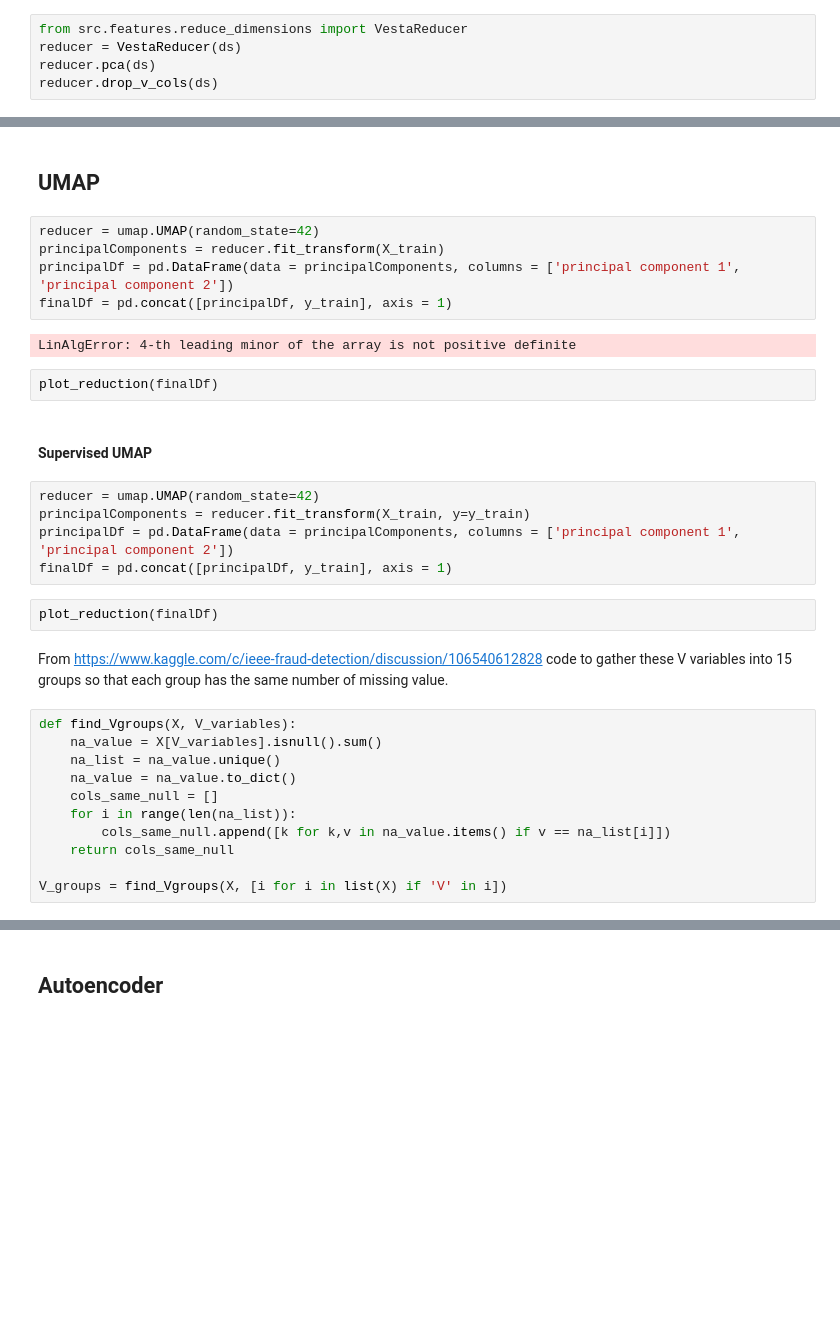
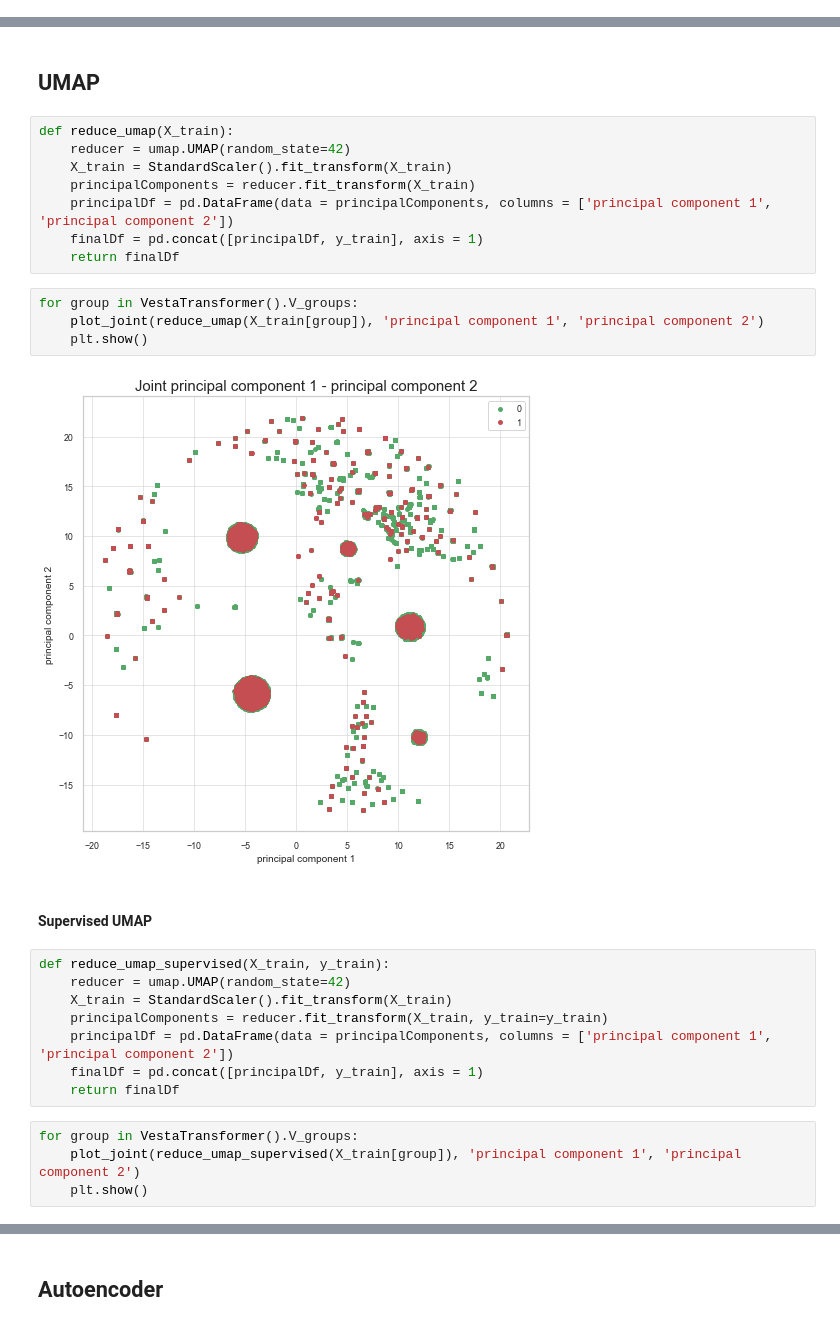
Before and after one commit to andfanilo/ieee-fraud-detection, a Jupyter notebook: notebooks/exploratory/Working on VESTA features.ipynb, the cells around one changed output, grey strips where cells are left out. Drawn from its saved outputs; the diff is of its cells as text; blank space fills up the shorter version.

```diff
--- a/notebooks/exploratory/Working on VESTA features.ipynb
+++ b/notebooks/exploratory/Working on VESTA features.ipynb
@@ -108,5 +81,0 @@ plot_reduction(finalDf)
-# %%
-from src.features.reduce_dimensions import VestaReducer
-reducer = VestaReducer(ds)
-reducer.pca(ds)
-reducer.drop_v_cols(ds)
@@ -152,33 +129,30 @@ plot_reduction(finalDf)
 # %% [markdown]
 ## UMAP
 # %%
-reducer = umap.UMAP(random_state=42)
-principalComponents = reducer.fit_transform(X_train)
-principalDf = pd.DataFrame(data = principalComponents, columns = ['principal component 1', 'principal component 2'])
-finalDf = pd.concat([principalDf, y_train], axis = 1)
+def reduce_umap(X_train):
+    reducer = umap.UMAP(random_state=42)
+    X_train = StandardScaler().fit_transform(X_train)
+    principalComponents = reducer.fit_transform(X_train)
+    principalDf = pd.DataFrame(data = principalComponents, columns = ['principal component 1', 'principal component 2'])
+    finalDf = pd.concat([principalDf, y_train], axis = 1)
+    return finalDf
-# %% [output]
-LinAlgError: 4-th leading minor of the array is not positive definite
-# %%
-plot_reduction(finalDf)
+# %%
+for group in VestaTransformer().V_groups:
+    plot_joint(reduce_umap(X_train[group]), 'principal component 1', 'principal component 2')
+    plt.show()
+# %% [output]
+[figure, added]
 # %% [markdown]
 #### Supervised UMAP
 # %%
-reducer = umap.UMAP(random_state=42)
-principalComponents = reducer.fit_transform(X_train, y=y_train)
-principalDf = pd.DataFrame(data = principalComponents, columns = ['principal component 1', 'principal component 2'])
-finalDf = pd.concat([principalDf, y_train], axis = 1)
+def reduce_umap_supervised(X_train, y_train):
+    reducer = umap.UMAP(random_state=42)
+    X_train = StandardScaler().fit_transform(X_train)
+    principalComponents = reducer.fit_transform(X_train, y_train=y_train)
+    principalDf = pd.DataFrame(data = principalComponents, columns = ['principal component 1', 'principal component 2'])
+    finalDf = pd.concat([principalDf, y_train], axis = 1)
+    return finalDf
-# %%
-plot_reduction(finalDf)
-# %% [markdown]
-From https://www.kaggle.com/c/ieee-fraud-detection/discussion/106540612828 code to gather these V variables into 15 groups so that each group has the same number of missing value.
-# %%
-def find_Vgroups(X, V_variables):
-    na_value = X[V_variables].isnull().sum()
-    na_list = na_value.unique()
-    na_value = na_value.to_dict()
-    cols_same_null = []
-    for i in range(len(na_list)):
-        cols_same_null.append([k for k,v in na_value.items() if v == na_list[i]])
-    return cols_same_null
-
-V_groups = find_Vgroups(X, [i for i in list(X) if 'V' in i])
+# %%
+for group in VestaTransformer().V_groups:
+    plot_joint(reduce_umap_supervised(X_train[group]), 'principal component 1', 'principal component 2')
+    plt.show()
```
Also changed, not shown: parts of 24 cells of this notebook, 9 other files.
